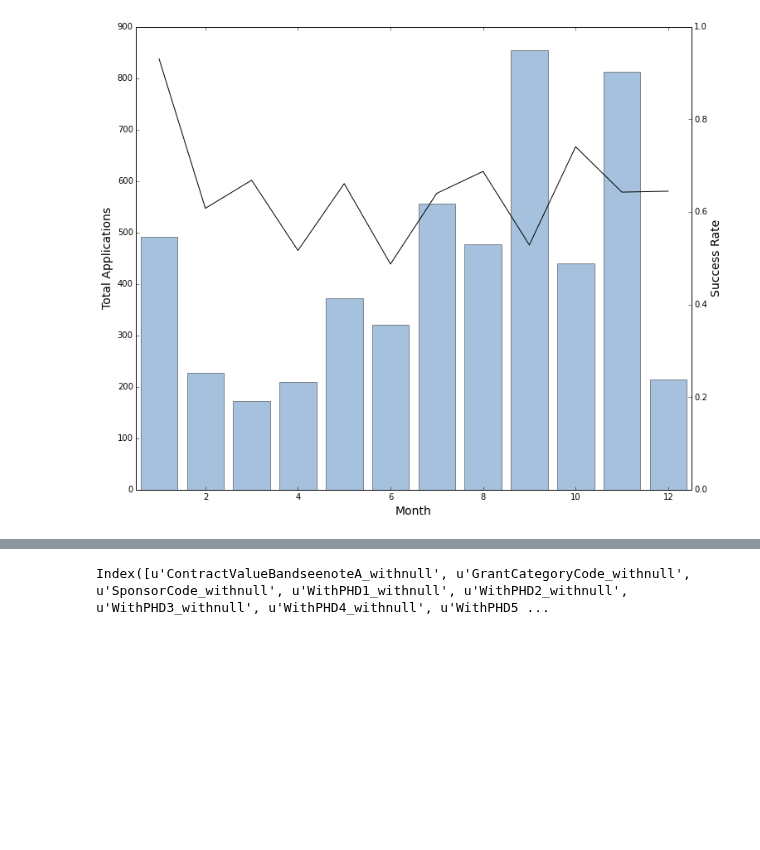
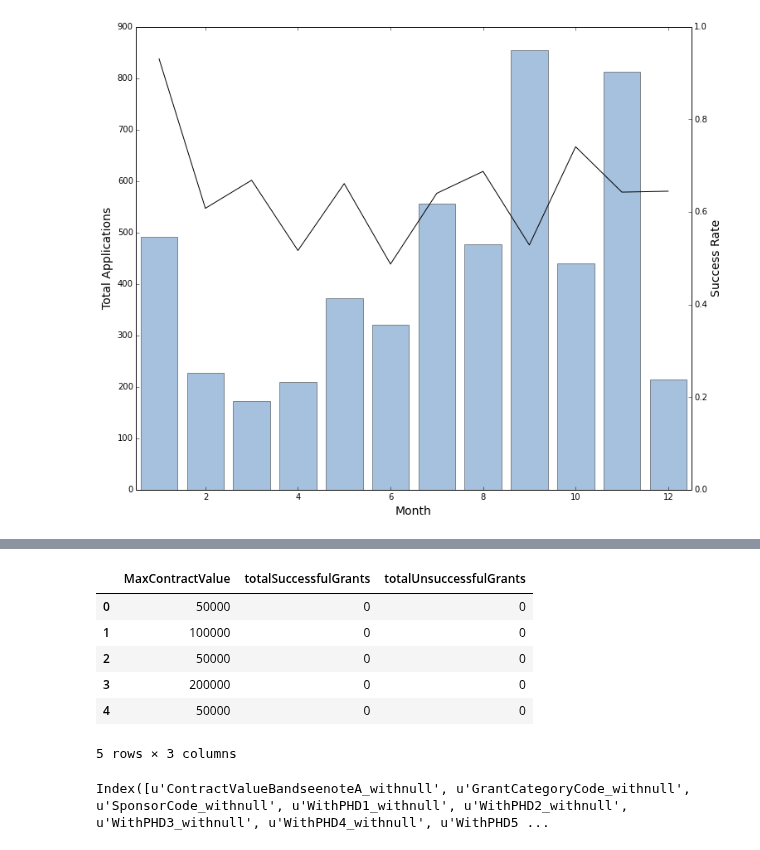
Before and after one commit to realmichaelzyy/cs249project, a Jupyter notebook: kaggle/workspace/classifier/KaggleDataset.ipynb, the cells around one changed output, grey strips where cells are left out. Saved outputs shown, nothing was run; the diff lists cells and outputs as text; code cells hidden in the pictures; blank space fills up the shorter version.

```diff
--- a/kaggle/workspace/classifier/KaggleDataset.ipynb
+++ b/kaggle/workspace/classifier/KaggleDataset.ipynb
@@ -1069,3 +1098,13 @@ plt.show()
+# %%
+plotData.loc[:,['MaxContractValue','totalSuccessfulGrants','totalUnsuccessfulGrants']].head()
+# %% [output]
+|  | MaxContractValue | totalSuccessfulGrants | totalUnsuccessfulGrants |
+| 0 | 50000 | 0 | 0 |
+| 1 | 100000 | 0 | 0 |
+| 2 | 50000 | 0 | 0 |
+| 3 | 200000 | 0 | 0 |
+| 4 | 50000 | 0 | 0 |
+5 rows × 3 columns
 # %%
 """
 def successful(x, pubThresh, grantThresh, op):
```
Also changed, not shown: parts of 3 cells of this notebook.
